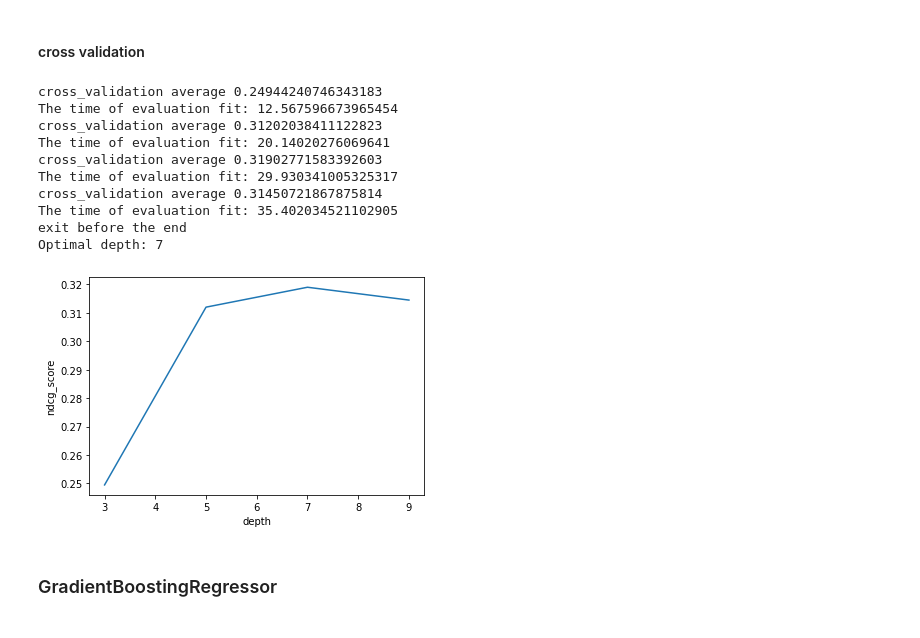
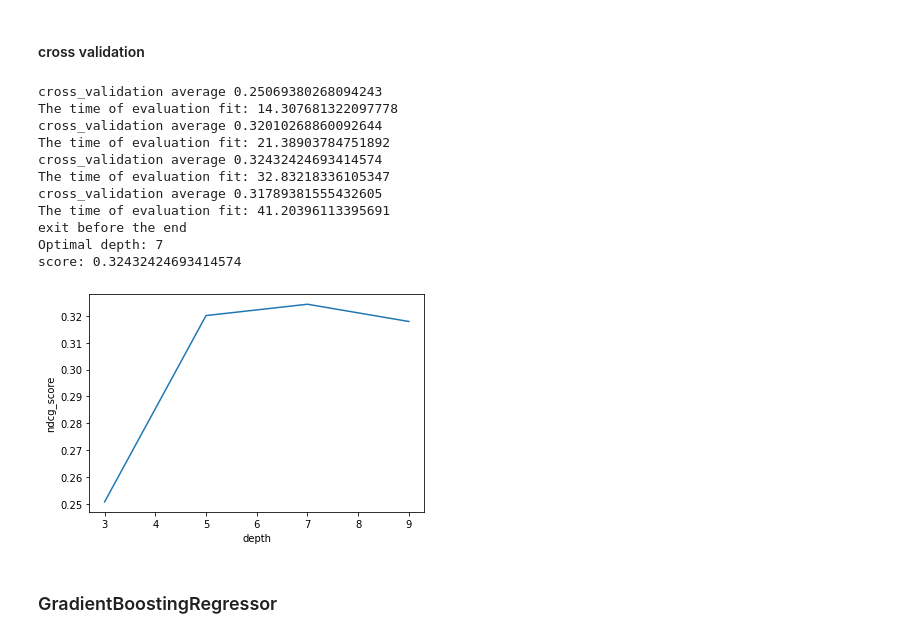
Before and after one commit to wolfbrr/DMT-2022-114, a Jupyter notebook: assignment-2/assignment-2.ipynb, the cells around one changed output. Cells and saved outputs as stored; diff of their text form; code cells hidden in the pictures.

```diff
--- a/assignment-2/assignment-2.ipynb
+++ b/assignment-2/assignment-2.ipynb
@@ -323,8 +315,9 @@ Amount of hotels in test data 129438
 Amount of hotels in train data 129113
 Amount of unique hotels in train and not in test 7773
 # %%
-lklhd = hotel_booking_likelihood(train)
-x = lklhd['lklhd']
-x.hist(bins=30)
-lklhd['lklhd'].mean()
+train, test = cross_hotel_booking_likelihood(train, test)
+x = train['lklhd']#hotel_booking_likelihood(train)
+
+train['lklhd'].hist(bins=30)
+train['lklhd'].median()
 # %% [output]
@@ -380,7 +399,6 @@ features_to_choose = [#'srch_id',
                       'prop_country_id',
                       'prop_id',
                       'prop_starrating',
-
                       'prop_review_score',
                       'prop_brand_bool',
                       'prop_location_score1',
@@ -388,6 +406,7 @@ features_to_choose = [#'srch_id',
                       'prop_log_historical_price',
                       #'position',
                       'price_usd',
+                      #'price_usd_normalized',
                       'promotion_flag',
                       'srch_destination_id',
                       'srch_length_of_stay',
@@ -405,9 +424,14 @@ features_to_choose = [#'srch_id',
                       #'historical_price',
                       #'price_per_country_median',
                       #'price_per_person'
-                       #'price_order',
-                       #'lklhd'
+                      #'price_order',
+                      #'lklhd'
+                      #'month'
+                      'delta_log_price',
+                      #'srch_query_affinity_score'
                         ]
+missing_values = set(train_eng.columns) - set(features_to_choose)
+print(f'missing fields {missing_values}')
 # %% [output]
 Index(['srch_id', 'date_time', 'site_id', 'visitor_location_country_id',
        'prop_country_id', 'prop_id', 'prop_starrating', 'prop_review_score',
@@ -429,6 +456,10 @@ Index(['srch_id', 'date_time', 'site_id', 'visitor_location_country_id',
 #rules[['antecedents', 'consequents','support','confidence']].iloc[0:10]
 # %% [markdown]
 ## Test and Evaluate
+# %%
+loss_function = 'absolute_error'
+loss_function = 'squared_error'
+#{‘squared_error’, ‘absolute_error’, ‘huber’, ‘quantile’}
 # %%
 from sklearn import neighbors, linear_model
 from sklearn.ensemble import RandomForestRegressor
@@ -445,7 +476,7 @@ from sklearn.ensemble import GradientBoostingRegressor
 ########       Cross EVALUATION           ###############
 
 """
-size = 0.05
+
 
 train_idx = int(len(train_eng)*1/2)
 evaluation_size = int(train_idx*size)
@@ -454,12 +485,13 @@ X_train = train_eng.iloc[0:(train_idx-evaluation_size), :]
 X_eval = train_eng.iloc[(train_idx-evaluation_size):train_idx, :]
 X_test = train_eng.iloc[train_idx:, :]
 """
-
+evaluation_set_size = 0.05
+test_set_size = 0.5
 
 search_id = train_eng[['srch_id']]
 search_id = search_id.drop_duplicates()
-X_train, X_test = train_test_split(search_id, test_size=0.5, random_state=42)
-X_train, X_eval = train_test_split(X_train, test_size=0.05, random_state=42)
+X_train, X_test = train_test_split(search_id, test_size=test_set_size, random_state=42)
+X_train, X_eval = train_test_split(X_train, test_size=evaluation_set_size, random_state=42)
 
 X_train = X_train.merge(train_eng, how='left', left_on='srch_id', right_on='srch_id')
 X_eval = X_eval.merge(train_eng, how='left', left_on='srch_id', right_on='srch_id')
@@ -471,38 +503,42 @@ X_test = X_test.merge(train_eng, how='left', left_on='srch_id', right_on='srch_i
 # %%
 x = []
 depth = [x for x in range(3,15) if x % 2 != 0]
 prev_ndgc = 0
 for i in depth:
     start = time.time()
-    model = RandomForestRegressor(max_depth=i, random_state=0, n_jobs=-1)
+    model = RandomForestRegressor(max_depth=i, criterion=loss_function, random_state=0, n_jobs=-1)
+    #model = RandomForestRegressor(max_depth=i, random_state=0, n_jobs=-1)
     ndcg_score = my_cross_validation(model, X=X_eval, features_to_choose=features_to_choose, n_splits=number_of_splits)
     end = time.time()
     print("The time of evaluation fit:", end-start)
     x.append(ndcg_score)
     if ndcg_score<prev_ndgc:
         print('exit before the end')
         break    # break here
     prev_ndgc=ndcg_score
 
 optimal_score_index = x.index(max(x))
 optimal_depth = depth[optimal_score_index]
 print(f'Optimal depth: {optimal_depth}')
+print(f'score: {max(x)}')
+
 plt.plot(depth[0:len(x)], x)
 plt.xlabel('depth')
 plt.ylabel('ndcg_score')
 plt.show()
 # %% [output]
-cross_validation average 0.24944240746343183
-The time of evaluation fit: 12.567596673965454
-cross_validation average 0.31202038411122823
-The time of evaluation fit: 20.14020276069641
-cross_validation average 0.31902771583392603
-The time of evaluation fit: 29.930341005325317
-cross_validation average 0.31450721867875814
-The time of evaluation fit: 35.402034521102905
+cross_validation average 0.25069380268094243
+The time of evaluation fit: 14.307681322097778
+cross_validation average 0.32010268860092644
+The time of evaluation fit: 21.38903784751892
+cross_validation average 0.32432424693414574
+The time of evaluation fit: 32.83218336105347
+cross_validation average 0.31789381555432605
+The time of evaluation fit: 41.20396113395691
 exit before the end
 Optimal depth: 7
+score: 0.32432424693414574
-[figure, old version]
+[figure, new version]
 # %% [markdown]
 ### GradientBoostingRegressor
 # %%
```
Also changed, not shown: parts of 14 cells of this notebook, 1 other file.
